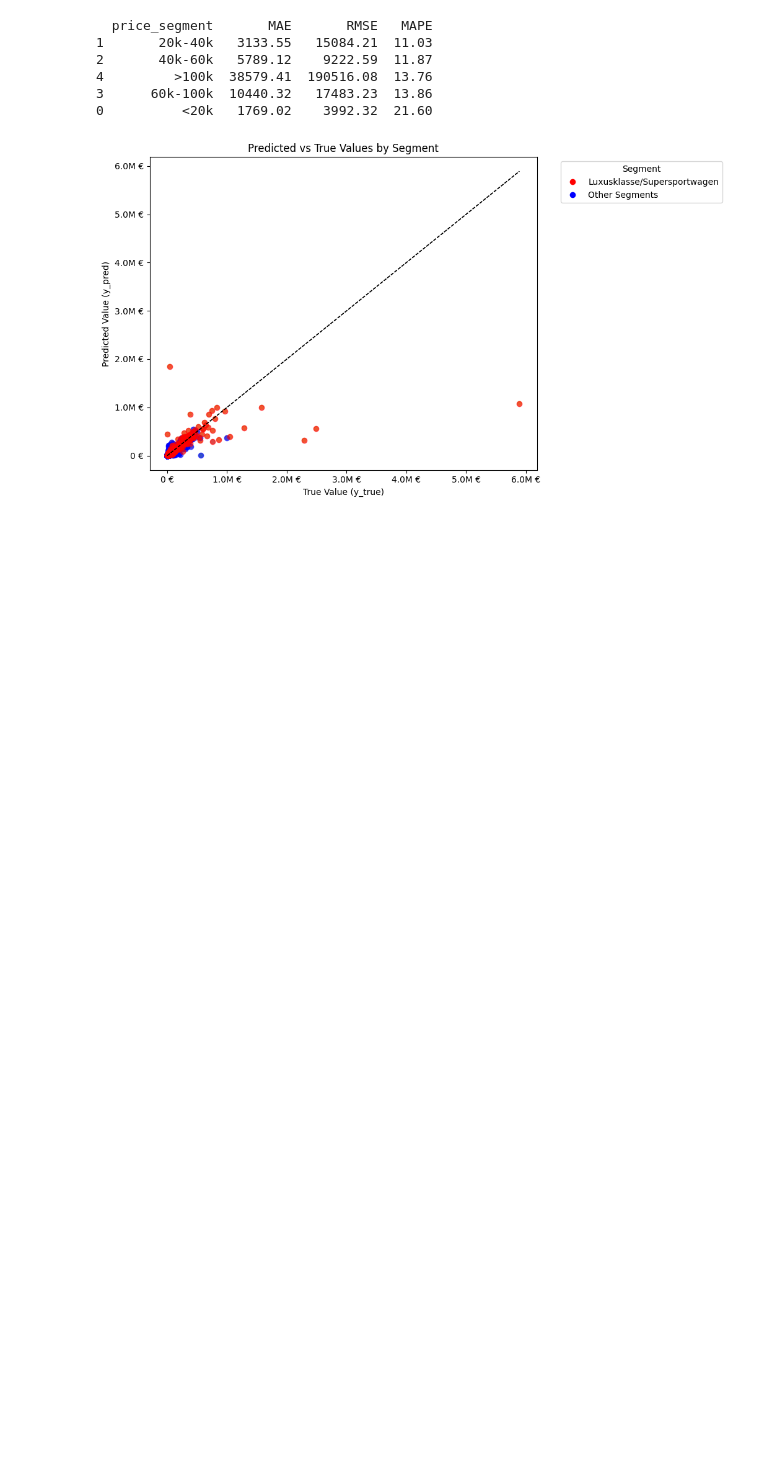
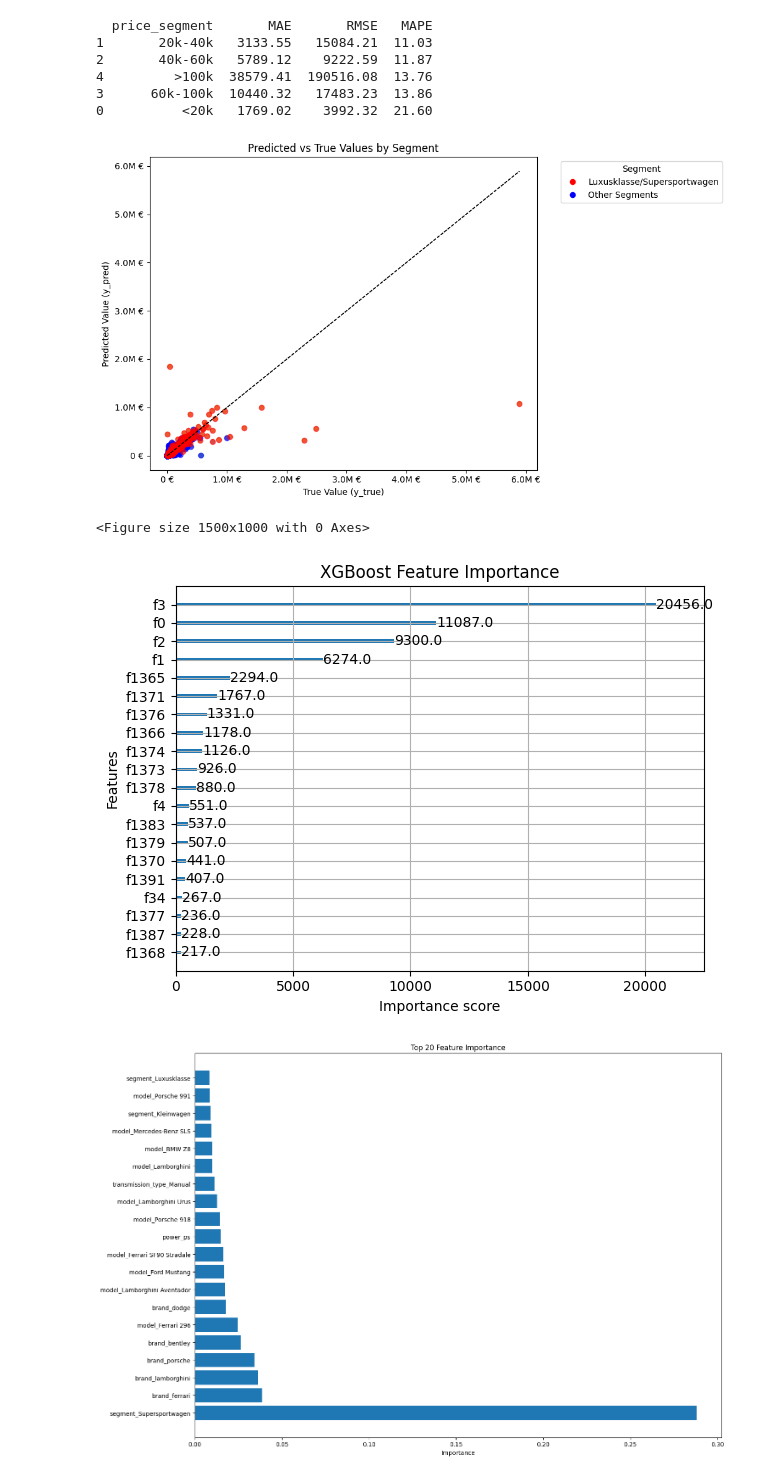
Before and after one commit to kiljos/data_mining, a Jupyter notebook: models/xgboost/all_fuel_types/xgboost_impute_all_fuel_types_segment_cross_valid.ipynb, the cells around one changed output. Cells and saved outputs as stored; diff of their text form; code cells hidden in the pictures; blank space fills up the shorter version.

```diff
--- a/models/xgboost/all_fuel_types/xgboost_impute_all_fuel_types_segment_cross_valid.ipynb
+++ b/models/xgboost/all_fuel_types/xgboost_impute_all_fuel_types_segment_cross_valid.ipynb
@@ -285,3 +285,58 @@ plt.gca().yaxis.set_major_formatter(mticker.FuncFormatter(thousands_formatter))
 plt.show()
 # %% [output]
 [figure]
+# %%
+import xgboost as xgb
+from xgboost import plot_importance
+import matplotlib.pyplot as plt
+
+# Extract the XGBoost model from the pipeline
+xgb_model = xgb_pipeline.named_steps['model']
+
+# Get feature names from preprocessor
+preprocessor = xgb_pipeline.named_steps['preprocessor']
+feature_names = []
+
+# Get numeric feature names
+numeric_features
+
+# Get one-hot encoded categorical feature names
+ohe = preprocessor.named_transformers_['cat'].named_steps['onehot']
+categorical_features = ohe.get_feature_names_out(input_features=categorical_features)
+
+# Combine all feature names
+all_features = list(numeric_features) + list(categorical_features)
+
+# Plot feature importance with a good figure size
+plt.figure(figsize=(15, 10))
+plot_importance(xgb_model, max_num_features=20, title='XGBoost Feature Importance')
+plt.tight_layout()
+plt.show()
+
+# Additional plot showing importance with feature names
+importances = xgb_model.feature_importances_
+
+# Create an array of feature importances with their names
+feature_importance = []
+for i, importance in enumerate(importances):
+    if i < len(all_features):
+        feature_importance.append((all_features[i], importance))
+
+# Sort by importance
+feature_importance.sort(key=lambda x: x[1], reverse=True)
+
+# Plot custom feature importance
+plt.figure(figsize=(15, 10))
+features = [x[0] for x in feature_importance[:20]]
+importance_values = [x[1] for x in feature_importance[:20]]
+
+plt.barh(range(len(features)), importance_values, align='center')
+plt.yticks(range(len(features)), features)
+plt.xlabel('Importance')
+plt.title('Top 20 Feature Importance')
+plt.tight_layout()
+plt.show()
+# %% [output]
+<Figure size 1500x1000 with 0 Axes>
+[figure, added]
+[figure, added]
```
Also changed, not shown: 7 other files.
